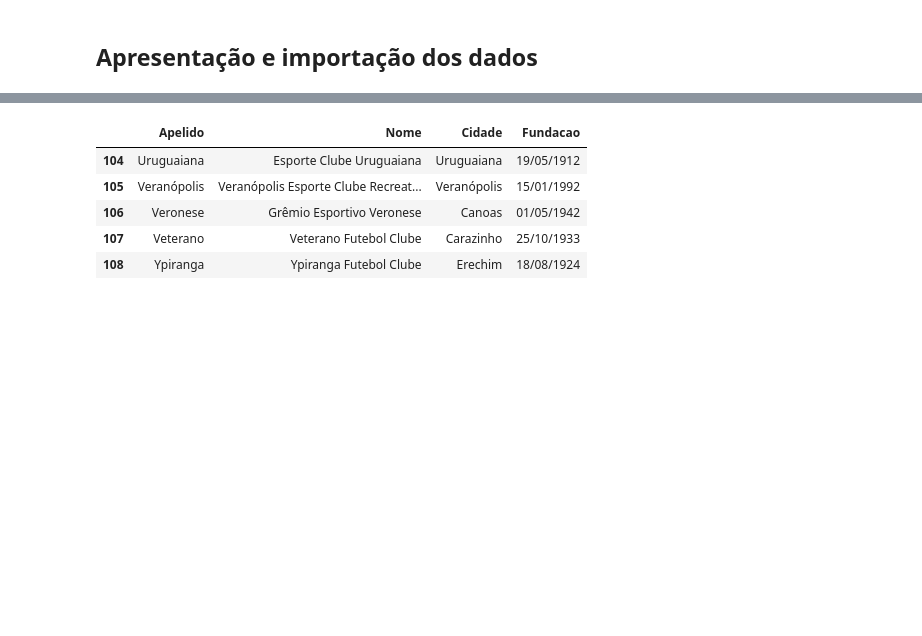
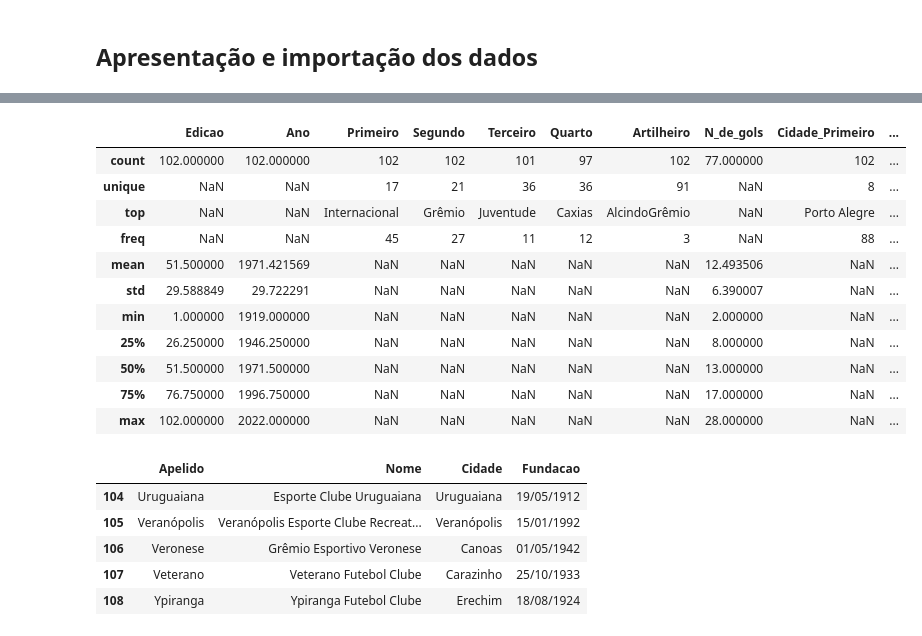
Before and after one commit to VitorBSP/Multiverso_greNAL, a Jupyter notebook: analise.ipynb, the cells around one changed output, grey strips where cells are left out. Saved outputs shown, nothing was run; the diff lists cells and outputs as text; code cells hidden in the pictures; blank space fills up the shorter version.

```diff
--- a/analise.ipynb
+++ b/analise.ipynb
@@ -74,6 +76,21 @@ campeonatos.head(5)
 | 2 | 3 | 1921 | Grêmio | Riograndense-SM | Brasil de Pelotas | Uruguaiana | MosquitoRiograndense | 3 | Porto Alegre | ... |
 | 3 | 4 | 1922 | Grêmio | Guarani de Alegrete | Guarany de Cruz Alta | Bagé | LagartoGrêmio | 5 | Porto Alegre | ... |
 | 4 | 5 | 1925 | Bagé | Grêmio | Guarany de Cruz Alta | Grêmio Santanense | PascoalitoBagé | <NA> | Bagé | ... |
+# %%
+campeonatos.describe(include='all')
+# %% [output]
+|  | Edicao | Ano | Primeiro | Segundo | Terceiro | Quarto | Artilheiro | N_de_gols | Cidade_Primeiro | ... |
+| count | 102.000000 | 102.000000 | 102 | 102 | 101 | 97 | 102 | 77.000000 | 102 | ... |
+| unique | NaN | NaN | 17 | 21 | 36 | 36 | 91 | NaN | 8 | ... |
+| top | NaN | NaN | Internacional | Grêmio | Juventude | Caxias | AlcindoGrêmio | NaN | Porto Alegre | ... |
+| freq | NaN | NaN | 45 | 27 | 11 | 12 | 3 | NaN | 88 | ... |
+| mean | 51.500000 | 1971.421569 | NaN | NaN | NaN | NaN | NaN | 12.493506 | NaN | ... |
+| std | 29.588849 | 29.722291 | NaN | NaN | NaN | NaN | NaN | 6.390007 | NaN | ... |
+| min | 1.000000 | 1919.000000 | NaN | NaN | NaN | NaN | NaN | 2.000000 | NaN | ... |
+| 25% | 26.250000 | 1946.250000 | NaN | NaN | NaN | NaN | NaN | 8.000000 | NaN | ... |
+| 50% | 51.500000 | 1971.500000 | NaN | NaN | NaN | NaN | NaN | 13.000000 | NaN | ... |
+| 75% | 76.750000 | 1996.750000 | NaN | NaN | NaN | NaN | NaN | 17.000000 | NaN | ... |
+| max | 102.000000 | 2022.000000 | NaN | NaN | NaN | NaN | NaN | 28.000000 | NaN | ... |
 # %%
 times.tail(5)
 # %% [output]
```
Also changed, not shown: parts of 16 cells of this notebook, 11 other files.
